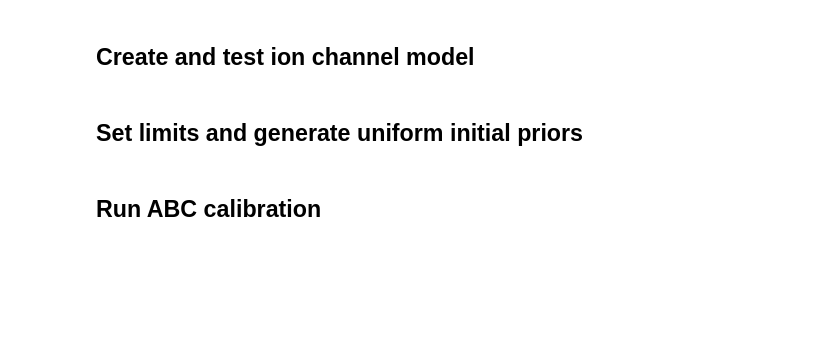
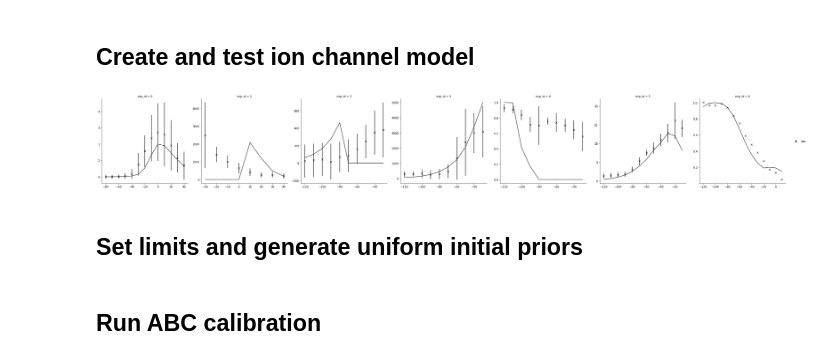
Before and after one commit to charleshouston/ion-channel-ABC, a Jupyter notebook: docs/examples/hl1/hl1-ikr.ipynb, the cells around one changed output. Cells and saved outputs as stored; diff of their text form; code cells hidden in the pictures; blank space fills up the shorter version.

```diff
--- a/docs/examples/hl1/hl1-ikr.ipynb
+++ b/docs/examples/hl1/hl1-ikr.ipynb
@@ -20,6 +21,10 @@ observations, model, summary_statistics = setup(modelfile,
                                                 toyoda_inact)
 # %%
 assert len(observations)==len(summary_statistics(model({})))
+# %%
+g = plot_sim_results(modelfile, toyoda_iv, toyoda_taua, toyoda_deact, toyoda_trec, toyoda_inact)
+# %% [output]
+[figure, added]
 # %% [markdown]
 ## Set limits and generate uniform initial priors
 # %%
```
Also changed, not shown: parts of 21 cells of this notebook, 3 other files.
